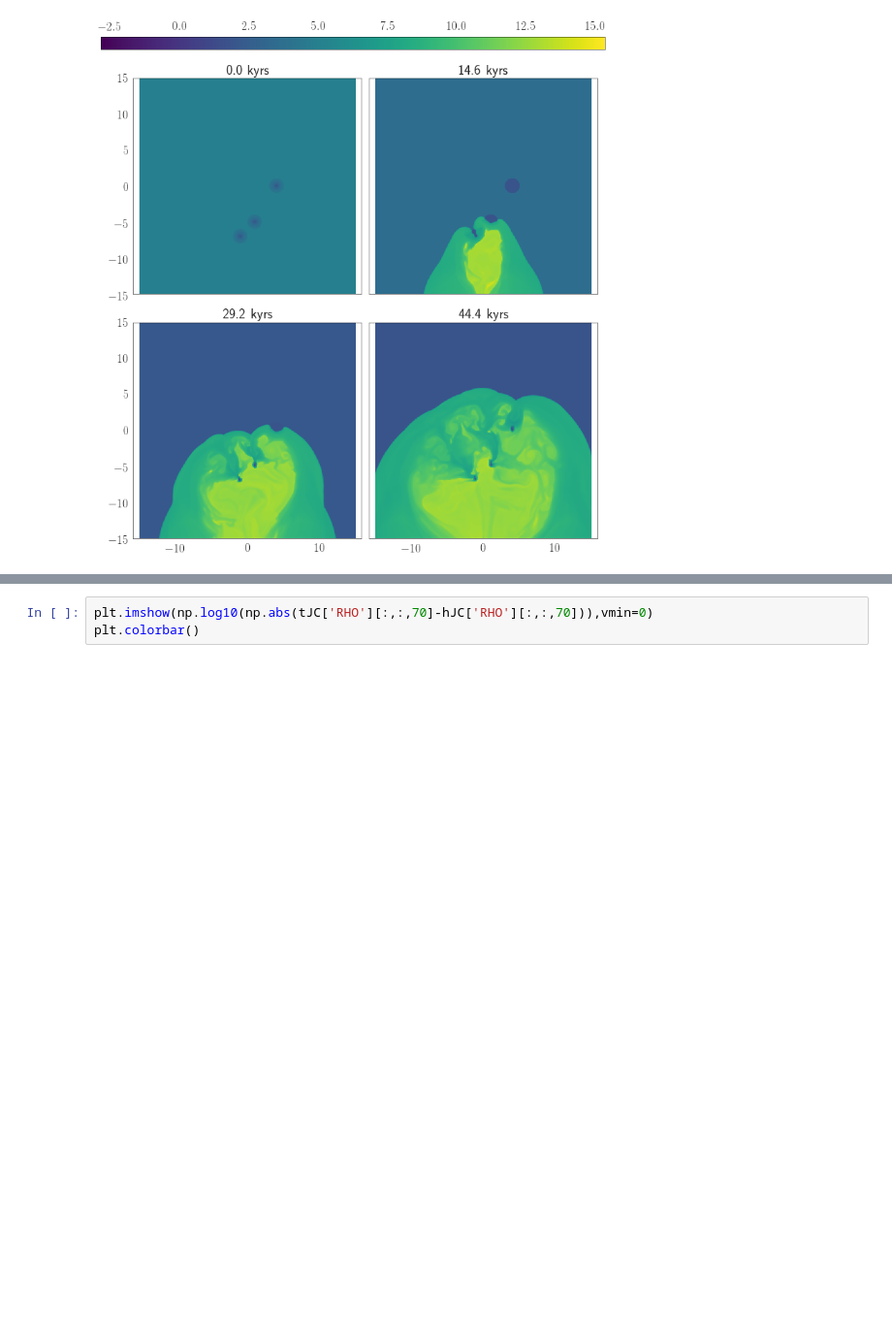
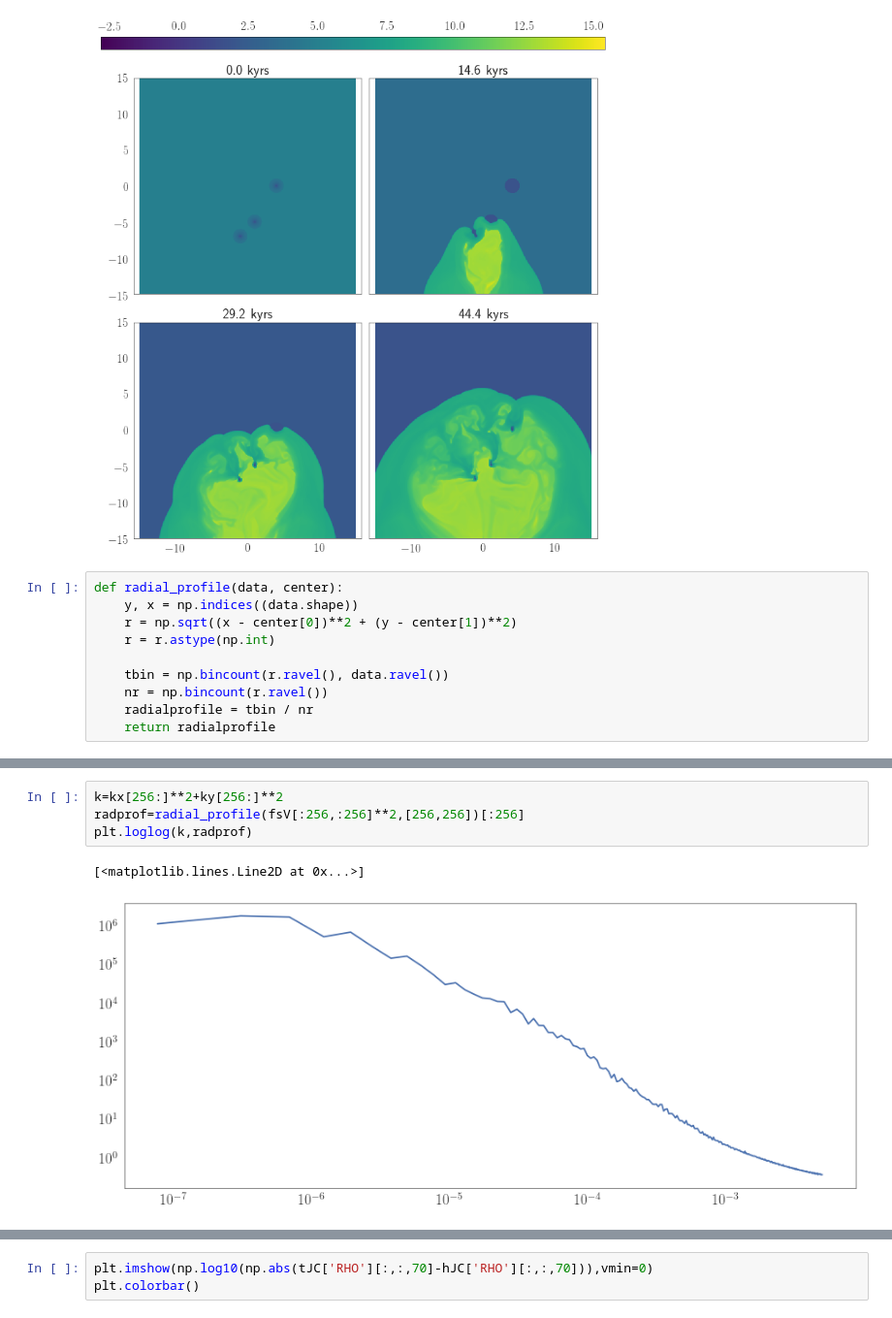
Before and after one commit to Mixpap/MasterThesis, a Jupyter notebook: Notebooks/Data (Jet-Cloud interaction).ipynb, the cells around one changed output, grey strips where cells are left out. Shown at 97% size. Saved outputs shown, nothing was run; the diff lists cells and outputs as text; blank space fills up the shorter version.

```diff
--- a/Notebooks/Data (Jet-Cloud interaction).ipynb
+++ b/Notebooks/Data (Jet-Cloud interaction).ipynb
@@ -145,3 +145,13 @@ f.quadruple(tJC,np.log10(tJC['RHO']),tdk='kyrs',tlim=70)
 f.quadruple(tJC,np.log10(tJC['PRS']*f.Temp0/tJC['RHO']),tdk='kyrs',tlim=70)
 # %% [output]
 [figure]
+# %%
+def radial_profile(data, center):
+    y, x = np.indices((data.shape))
+    r = np.sqrt((x - center[0])**2 + (y - center[1])**2)
+    r = r.astype(np.int)
+
+    tbin = np.bincount(r.ravel(), data.ravel())
+    nr = np.bincount(r.ravel())
+    radialprofile = tbin / nr
+    return radialprofile
@@ -147,0 +174,7 @@ f.quadruple(tJC,np.log10(tJC['PRS']*f.Temp0/tJC['RHO']),tdk='kyrs',tlim=70)
+# %%
+k=kx[256:]**2+ky[256:]**2
+radprof=radial_profile(fsV[:256,:256]**2,[256,256])[:256]
+plt.loglog(k,radprof)
+# %% [output]
+[<matplotlib.lines.Line2D at 0x...>]
+[figure, added]
```
Also changed, not shown: parts of 11 cells of this notebook, 5 other files.
